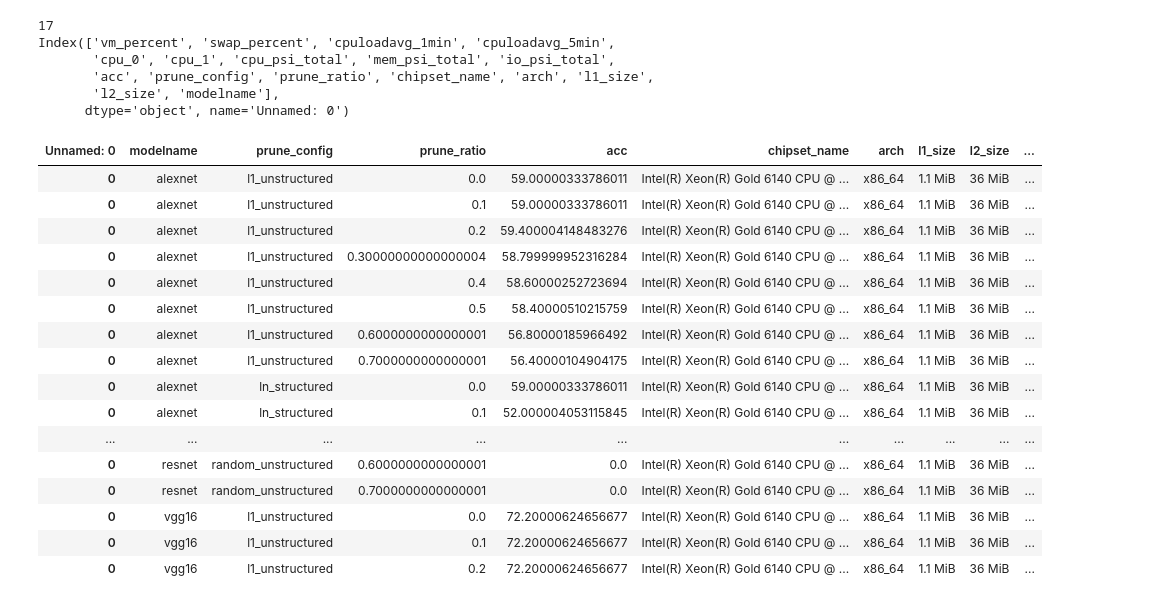
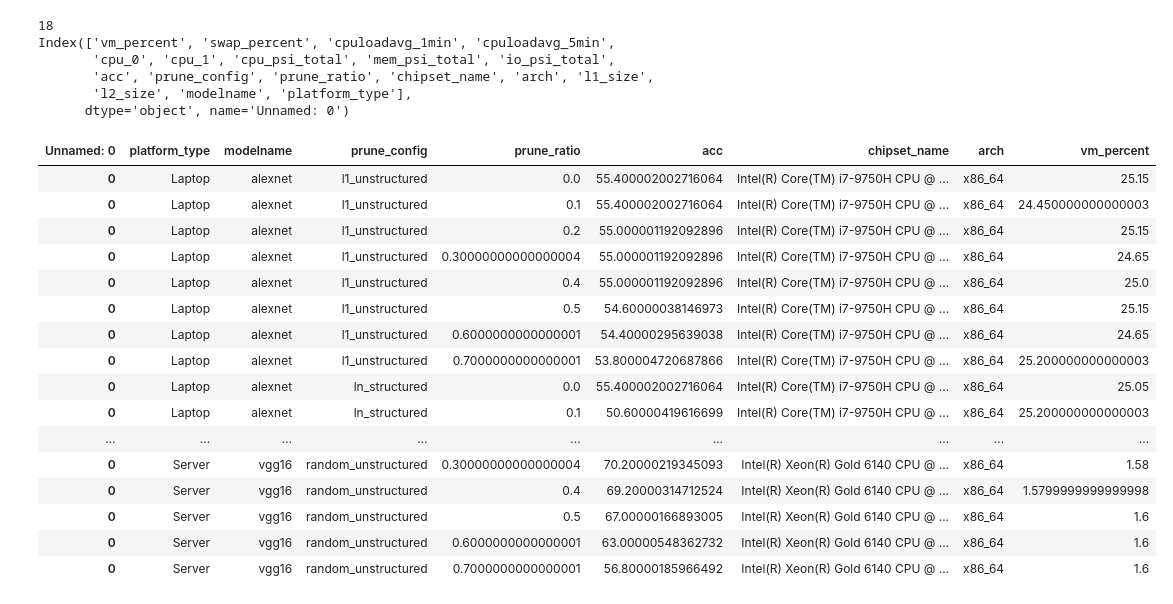
Before and after one commit to vaisakh-sudheesh/E0-294_Project-CausalModellingPruning, a Jupyter notebook: CausalModeling/DataProcessing.ipynb, the cells around one changed output. Cells and saved outputs as stored; diff of their text form; code cells hidden in the pictures.

Commit message:
updated pynb with summary of results for server,laptop,PC
Signed-off-by: Vaisakh P S <vaisakh.sudheesh@gmail.com>

```diff
--- a/CausalModeling/DataProcessing.ipynb
+++ b/CausalModeling/DataProcessing.ipynb
@@ -2,65 +2,70 @@
 import os
 import pandas as pd
 
-directory = '../PruningProfiler/output/2024-04-17_Vaisakh'
+directory = '../PruningProfiler/output/2024-04-18_Vaisakh'
 dataframes = []
 
-def process_model_perfstats(modelname, filepath):
+def process_model_perfstats(platform_type, modelname, filepath):
     # columns = ['metric', 'values']
     df = pd.read_csv(filepath+'/system_stats.csv')
     df.loc[len(df.index)] = ['modelname', modelname]
+    df.loc[len(df.index)] = ['platform_type', platform_type]
     df = df.T
     df.columns = df.iloc[0]
     df.drop(df.index[0], inplace=True)
     # display(df)
     return df
 
 combined_df = pd.DataFrame()
 first_time = True
 for filename in os.listdir(directory):
+    platform_type = filename
     for iterconfig_filename in os.listdir(os.path.join(directory, filename)):
         filepath = os.path.join(directory, filename, iterconfig_filename)
         ## We can use this for naming file or adding columns
         modelname, prune_conf, prune_ratio = iterconfig_filename.split('-')
         # Get the "system_stats.csv" file and process it
-        newdf = process_model_perfstats(modelname, filepath)
+        newdf = process_model_perfstats(platform_type, modelname, filepath)
         if first_time:
             combined_df = newdf
             first_time = False
         else:
             combined_df = pd.concat([combined_df, newdf])
 print (len(combined_df.columns))
 print (combined_df.columns)
-newcols = ["modelname",
+newcols = ["platform_type", "modelname",
            "prune_config", "prune_ratio",
             "acc",
-            "chipset_name", "arch", "l1_size", "l2_size",
-            "cpuloadavg_1min", "cpuloadavg_5min", "cpu_psi_total", "io_psi_total",
-            "vm_percent", "swap_percent"]
+            "chipset_name", "arch",
+            #"l1_size", "l2_size",
+            #"cpuloadavg_1min", "cpuloadavg_5min", "cpu_psi_total", "io_psi_total",
+            "vm_percent",# "swap_percent"
+            ]
 combined_df = combined_df[newcols]
-combined_df = combined_df.sort_values(by = ['modelname', 'prune_config', 'prune_ratio'], ascending=[True, True, True])
+combined_df = combined_df.sort_values(by = ['platform_type','modelname', 'prune_config', 'prune_ratio'], ascending=[True,True, True, True])
+pd.set_option('display.max_rows', 500)
 display(combined_df)
 # %% [output]
-17
+18
 Index(['vm_percent', 'swap_percent', 'cpuloadavg_1min', 'cpuloadavg_5min',
        'cpu_0', 'cpu_1', 'cpu_psi_total', 'mem_psi_total', 'io_psi_total',
        'acc', 'prune_config', 'prune_ratio', 'chipset_name', 'arch', 'l1_size',
-       'l2_size', 'modelname'],
+       'l2_size', 'modelname', 'platform_type'],
       dtype='object', name='Unnamed: 0')
-| Unnamed: 0 | modelname | prune_config | prune_ratio | acc | chipset_name | arch | l1_size | l2_size | ... |
-| 0 | alexnet | l1_unstructured | 0.0 | 59.00000333786011 | Intel(R) Xeon(R) Gold 6140 CPU @ ... | x86_64 | 1.1 MiB | 36 MiB | ... |
-| 0 | alexnet | l1_unstructured | 0.1 | 59.00000333786011 | Intel(R) Xeon(R) Gold 6140 CPU @ ... | x86_64 | 1.1 MiB | 36 MiB | ... |
-| 0 | alexnet | l1_unstructured | 0.2 | 59.400004148483276 | Intel(R) Xeon(R) Gold 6140 CPU @ ... | x86_64 | 1.1 MiB | 36 MiB | ... |
-| 0 | alexnet | l1_unstructured | 0.30000000000000004 | 58.799999952316284 | Intel(R) Xeon(R) Gold 6140 CPU @ ... | x86_64 | 1.1 MiB | 36 MiB | ... |
-| 0 | alexnet | l1_unstructured | 0.4 | 58.60000252723694 | Intel(R) Xeon(R) Gold 6140 CPU @ ... | x86_64 | 1.1 MiB | 36 MiB | ... |
-| 0 | alexnet | l1_unstructured | 0.5 | 58.40000510215759 | Intel(R) Xeon(R) Gold 6140 CPU @ ... | x86_64 | 1.1 MiB | 36 MiB | ... |
-| 0 | alexnet | l1_unstructured | 0.6000000000000001 | 56.80000185966492 | Intel(R) Xeon(R) Gold 6140 CPU @ ... | x86_64 | 1.1 MiB | 36 MiB | ... |
-| 0 | alexnet | l1_unstructured | 0.7000000000000001 | 56.40000104904175 | Intel(R) Xeon(R) Gold 6140 CPU @ ... | x86_64 | 1.1 MiB | 36 MiB | ... |
-| 0 | alexnet | ln_structured | 0.0 | 59.00000333786011 | Intel(R) Xeon(R) Gold 6140 CPU @ ... | x86_64 | 1.1 MiB | 36 MiB | ... |
-| 0 | alexnet | ln_structured | 0.1 | 52.000004053115845 | Intel(R) Xeon(R) Gold 6140 CPU @ ... | x86_64 | 1.1 MiB | 36 MiB | ... |
-| ... | ... | ... | ... | ... | ... | ... | ... | ... | ... |
-| 0 | resnet | random_unstructured | 0.6000000000000001 | 0.0 | Intel(R) Xeon(R) Gold 6140 CPU @ ... | x86_64 | 1.1 MiB | 36 MiB | ... |
-| 0 | resnet | random_unstructured | 0.7000000000000001 | 0.0 | Intel(R) Xeon(R) Gold 6140 CPU @ ... | x86_64 | 1.1 MiB | 36 MiB | ... |
-| 0 | vgg16 | l1_unstructured | 0.0 | 72.20000624656677 | Intel(R) Xeon(R) Gold 6140 CPU @ ... | x86_64 | 1.1 MiB | 36 MiB | ... |
-| 0 | vgg16 | l1_unstructured | 0.1 | 72.20000624656677 | Intel(R) Xeon(R) Gold 6140 CPU @ ... | x86_64 | 1.1 MiB | 36 MiB | ... |
-| 0 | vgg16 | l1_unstructured | 0.2 | 72.20000624656677 | Intel(R) Xeon(R) Gold 6140 CPU @ ... | x86_64 | 1.1 MiB | 36 MiB | ... |
+| Unnamed: 0 | platform_type | modelname | prune_config | prune_ratio | acc | chipset_name | arch | vm_percent |
+| 0 | Laptop | alexnet | l1_unstructured | 0.0 | 55.400002002716064 | Intel(R) Core(TM) i7-9750H CPU @ ... | x86_64 | 25.15 |
+| 0 | Laptop | alexnet | l1_unstructured | 0.1 | 55.400002002716064 | Intel(R) Core(TM) i7-9750H CPU @ ... | x86_64 | 24.450000000000003 |
+| 0 | Laptop | alexnet | l1_unstructured | 0.2 | 55.000001192092896 | Intel(R) Core(TM) i7-9750H CPU @ ... | x86_64 | 25.15 |
+| 0 | Laptop | alexnet | l1_unstructured | 0.30000000000000004 | 55.000001192092896 | Intel(R) Core(TM) i7-9750H CPU @ ... | x86_64 | 24.65 |
+| 0 | Laptop | alexnet | l1_unstructured | 0.4 | 55.000001192092896 | Intel(R) Core(TM) i7-9750H CPU @ ... | x86_64 | 25.0 |
+| 0 | Laptop | alexnet | l1_unstructured | 0.5 | 54.60000038146973 | Intel(R) Core(TM) i7-9750H CPU @ ... | x86_64 | 25.15 |
+| 0 | Laptop | alexnet | l1_unstructured | 0.6000000000000001 | 54.40000295639038 | Intel(R) Core(TM) i7-9750H CPU @ ... | x86_64 | 24.65 |
+| 0 | Laptop | alexnet | l1_unstructured | 0.7000000000000001 | 53.800004720687866 | Intel(R) Core(TM) i7-9750H CPU @ ... | x86_64 | 25.200000000000003 |
+| 0 | Laptop | alexnet | ln_structured | 0.0 | 55.400002002716064 | Intel(R) Core(TM) i7-9750H CPU @ ... | x86_64 | 25.05 |
+| 0 | Laptop | alexnet | ln_structured | 0.1 | 50.60000419616699 | Intel(R) Core(TM) i7-9750H CPU @ ... | x86_64 | 25.200000000000003 |
+| ... | ... | ... | ... | ... | ... | ... | ... | ... |
+| 0 | Server | vgg16 | random_unstructured | 0.30000000000000004 | 70.20000219345093 | Intel(R) Xeon(R) Gold 6140 CPU @ ... | x86_64 | 1.58 |
+| 0 | Server | vgg16 | random_unstructured | 0.4 | 69.20000314712524 | Intel(R) Xeon(R) Gold 6140 CPU @ ... | x86_64 | 1.5799999999999998 |
+| 0 | Server | vgg16 | random_unstructured | 0.5 | 67.00000166893005 | Intel(R) Xeon(R) Gold 6140 CPU @ ... | x86_64 | 1.6 |
+| 0 | Server | vgg16 | random_unstructured | 0.6000000000000001 | 63.00000548362732 | Intel(R) Xeon(R) Gold 6140 CPU @ ... | x86_64 | 1.6 |
+| 0 | Server | vgg16 | random_unstructured | 0.7000000000000001 | 56.80000185966492 | Intel(R) Xeon(R) Gold 6140 CPU @ ... | x86_64 | 1.6 |
```
